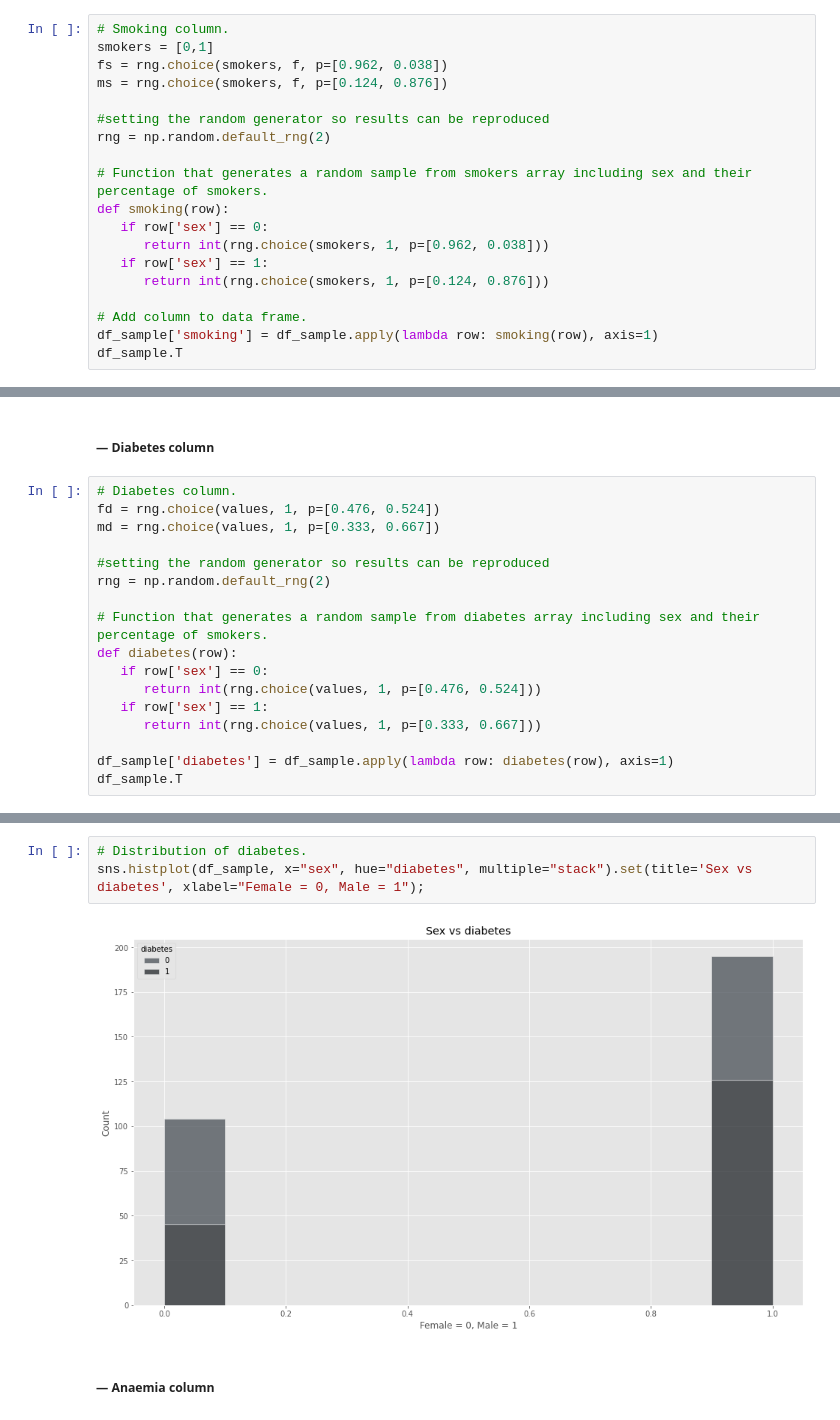
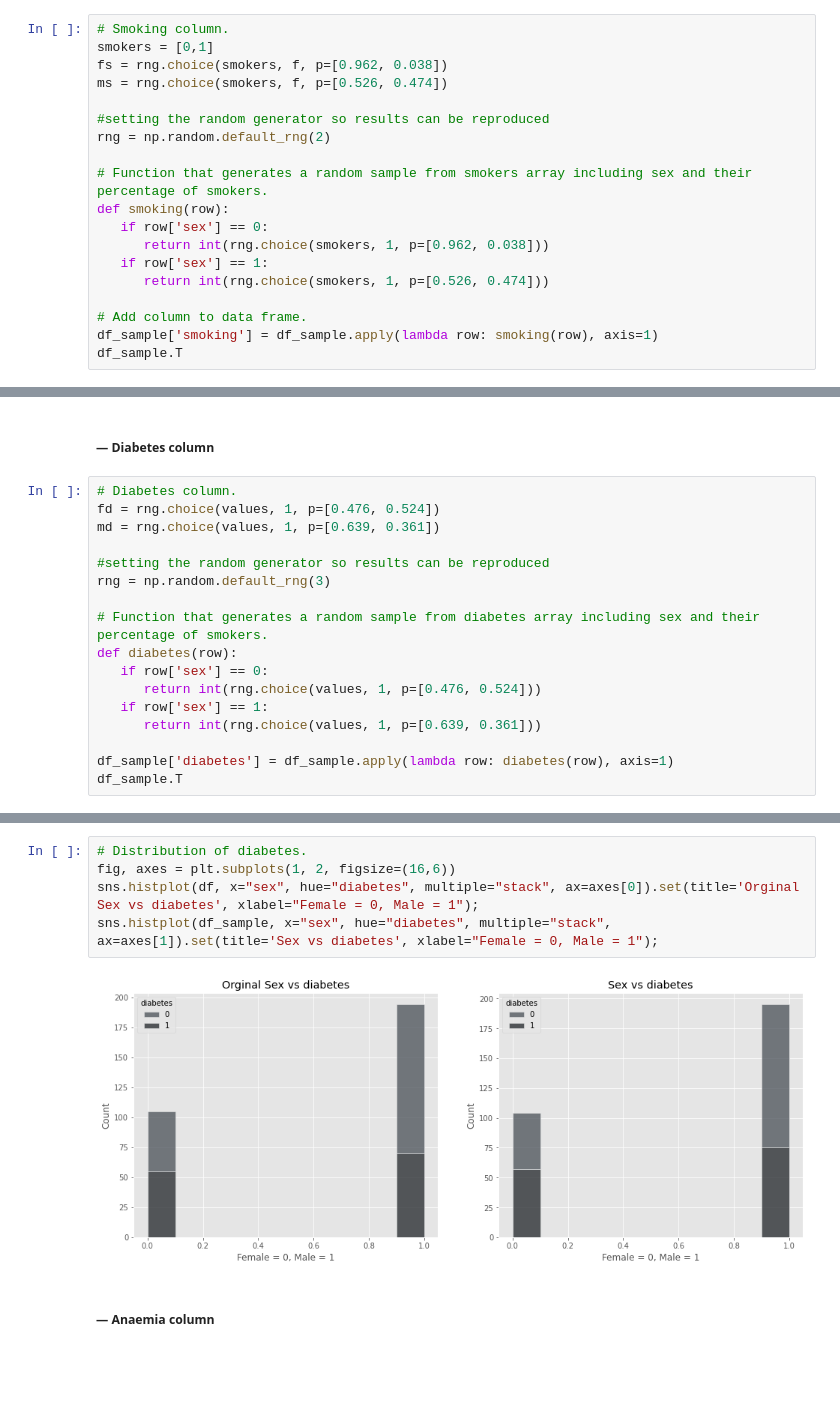
Before and after one commit to mizydorek/Programming-for-Data-Analysis-Project, a Jupyter notebook: project.ipynb, the cells around one changed output, grey strips where cells are left out. Cells and saved outputs as stored; diff of their text form; blank space fills up the shorter version.

```diff
--- a/project.ipynb
+++ b/project.ipynb
@@ -556,7 +562,7 @@ sns.histplot(data=df_sample, x="sex");
 # Smoking column.
 smokers = [0,1]
 fs = rng.choice(smokers, f, p=[0.962, 0.038])
-ms = rng.choice(smokers, f, p=[0.124, 0.876])
+ms = rng.choice(smokers, f, p=[0.526, 0.474])
 
 #setting the random generator so results can be reproduced
 rng = np.random.default_rng(2)
@@ -566,7 +572,7 @@ def smoking(row):
    if row['sex'] == 0:
       return int(rng.choice(smokers, 1, p=[0.962, 0.038]))
    if row['sex'] == 1:
-      return int(rng.choice(smokers, 1, p=[0.124, 0.876]))
+      return int(rng.choice(smokers, 1, p=[0.526, 0.474]))
 
 # Add column to data frame.
 df_sample['smoking'] = df_sample.apply(lambda row: smoking(row), axis=1)
@@ -599,17 +607,17 @@ sns.histplot(df_sample, x="sex", hue="smoking", multiple="stack").set(title='Sex
 # %%
 # Diabetes column.
 fd = rng.choice(values, 1, p=[0.476, 0.524])
-md = rng.choice(values, 1, p=[0.333, 0.667])
+md = rng.choice(values, 1, p=[0.639, 0.361])
 
 #setting the random generator so results can be reproduced
-rng = np.random.default_rng(2)
+rng = np.random.default_rng(3)
 
 # Function that generates a random sample from diabetes array including sex and their percentage of smokers.
 def diabetes(row):
    if row['sex'] == 0:
       return int(rng.choice(values, 1, p=[0.476, 0.524]))
    if row['sex'] == 1:
-      return int(rng.choice(values, 1, p=[0.333, 0.667]))
+      return int(rng.choice(values, 1, p=[0.639, 0.361]))
 
 df_sample['diabetes'] = df_sample.apply(lambda row: diabetes(row), axis=1)
 df_sample.T
@@ -629,8 +637,10 @@ print('— Diabetes: Female: {:.1f}% | Male: {:.1f}%\n'.format((fd/f)*p, (md/m)*
 # %%
 # Distribution of diabetes.
-sns.histplot(df_sample, x="sex", hue="diabetes", multiple="stack").set(title='Sex vs diabetes', xlabel="Female = 0, Male = 1");
+fig, axes = plt.subplots(1, 2, figsize=(16,6))
+sns.histplot(df, x="sex", hue="diabetes", multiple="stack", ax=axes[0]).set(title='Orginal Sex vs diabetes', xlabel="Female = 0, Male = 1");
+sns.histplot(df_sample, x="sex", hue="diabetes", multiple="stack", ax=axes[1]).set(title='Sex vs diabetes', xlabel="Female = 0, Male = 1");
 # %% [output]
-[figure, old version]
+[figure, new version]
 # %% [markdown]
 ##### — Anaemia column
 # %%
```
Also changed, not shown: parts of 21 cells of this notebook.
